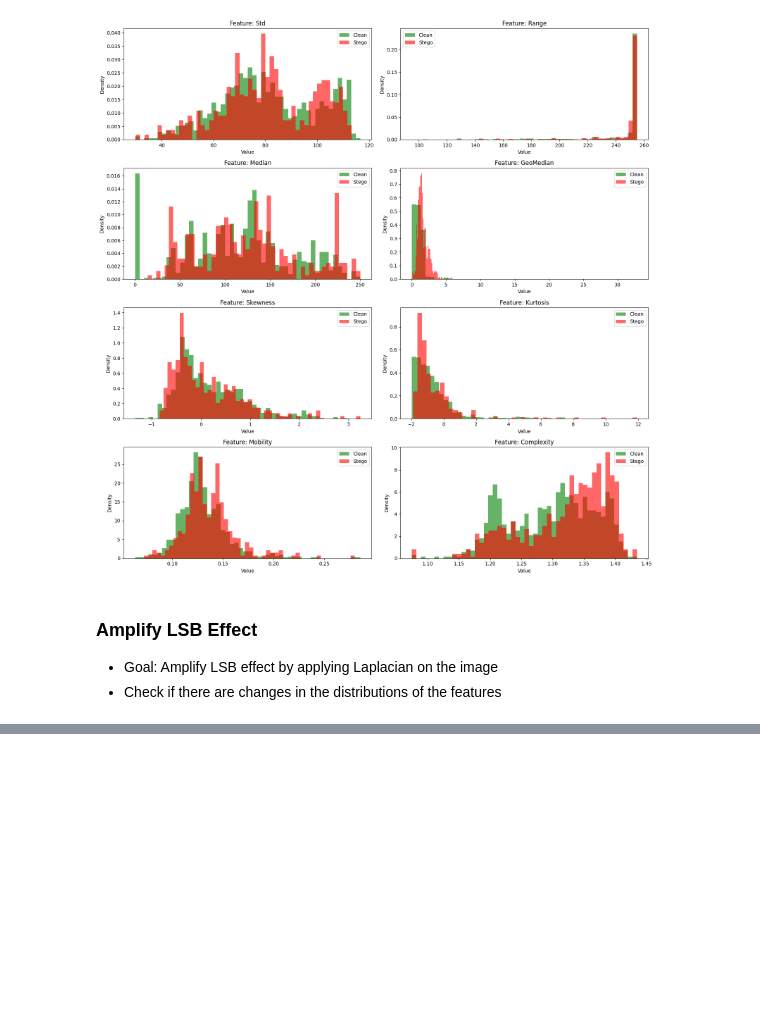
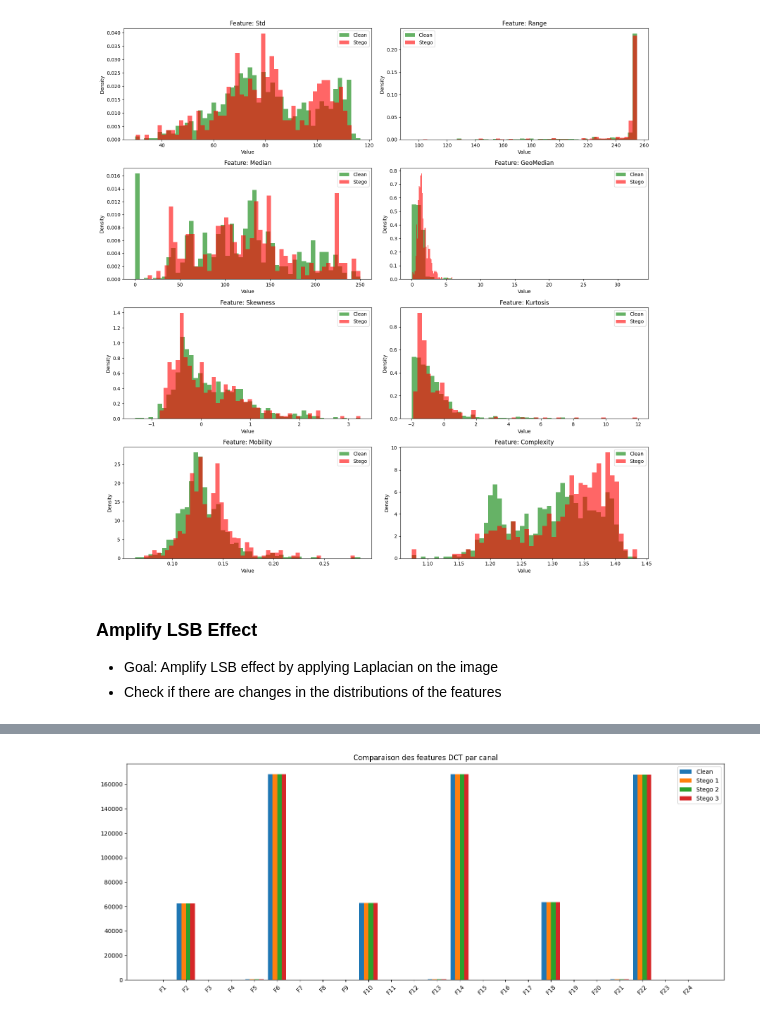
Before and after one commit to kw0jtach/LSB-CNN-Classification, a Jupyter notebook: Stegano-Images/compare_stats.ipynb, the cells around one changed output, grey strips where cells are left out. Saved outputs shown, nothing was run; the diff lists cells and outputs as text; code cells hidden in the pictures; blank space fills up the shorter version.

```diff
--- a/Stegano-Images/compare_stats.ipynb
+++ b/Stegano-Images/compare_stats.ipynb
@@ -205,3 +205,92 @@ plt.show()
 
 - Goal: Amplify LSB effect by applying Laplacian on the image
 - Check if there are changes in the distributions of the features
+# %%
+# Re-importation nécessaire après le reset de l'état
+import numpy as np
+import torch
+from PIL import Image
+import cv2
+import matplotlib.pyplot as plt
+from scipy.fftpack import dct
+from pathlib import Path
+
+
+def extract_dct_features(img_pil):
+    """
+    Extrait des features statistiques sur les coefficients DCT par canal (R, G, B)
+    Retourne un vecteur de 24 features (8 par canal)
+    """
+    img_np = np.array(img_pil)  # [H, W, 3]
+    features_all = []
+
+    for c in range(3):  # R, G, B
+        channel = img_np[:, :, c].astype(np.float32)
+        dct_coeff = dct(dct(channel.T, norm='ortho').T, norm='ortho')  # DCT 2D
+
+        data = dct_coeff.flatten()
+        data = np.clip(data, 1e-5, None)
+        eps = 1e-5
+
+        std = np.std(data)
+        rng = np.max(data) - np.min(data)
+        median = np.median(data)
+        geo_median = np.exp(np.mean(np.log(data + eps)))
+        skewness = (np.mean((data - np.mean(data))**3)) / (np.std(data)**3 + eps)
+        kurt = (np.mean((data - np.mean(data))**4)) / (np.std(data)**4 + eps) - 3
+
+        d1 = np.diff(data)
+        d2 = np.diff(d1)
+        var0 = np.var(data) + eps
+        var1 = np.var(d1) + eps
+        var2 = np.var(d2) + eps
+
+        mobility = np.sqrt(var1 / var0)
+        complexity = np.sqrt(np.maximum((var2 / var1) - (var1 / var0), 0))
+
+        features = np.array([std, rng, median, geo_median, skewness, kurt, mobility, complexity], dtype=np.float32)
+        features_all.append(features)
+
+    return np.concatenate(features_all)
+
+
+# Chemins des images
+img_dir = Path("stegoimagesdataset/train/train/")
+clean_path = img_dir / "clean" / "00001.png"
+stego_paths = [
+    img_dir / "stego" / "image_00001_eth_0.png",
+    img_dir / "stego" / "image_00001_eth_1.png",
+    img_dir / "stego" / "image_00001_ps_0.png"
+]
+
+# Extraction des features
+clean_img = Image.open(clean_path)
+clean_feats = extract_dct_features(clean_img)
+
+stego_feats_list = []
+for path in stego_paths:
+    stego_img = Image.open(path)
+    feats = extract_dct_features(stego_img)
+    stego_feats_list.append(feats)
+
+print(f"Clean features: {clean_feats}")
+for i, feats in enumerate(stego_feats_list):
+    print(f"Stego features {i+1}: {feats}")
+
+# Affichage comparatif
+labels = [f'F{i+1}' for i in range(24)]
+x = np.arange(len(labels))
+width = 0.2
+
+fig, ax = plt.subplots(figsize=(15, 6))
+ax.bar(x - 1.5 * width, clean_feats, width, label='Clean')
+for i, feats in enumerate(stego_feats_list):
+    ax.bar(x + (i - 0.5) * width, feats, width, label=f'Stego {i+1}')
+
+ax.set_xticks(x)
+ax.set_xticklabels(labels, rotation=45)
+ax.set_title("Comparaison des features DCT par canal")
+ax.legend()
+plt.tight_layout()
+plt.show()
+# %% [output]
@@ -207,0 +317 @@ plt.show()
+[figure, added]
```
Also changed, not shown: parts of 10 cells of this notebook, 5 other files.
